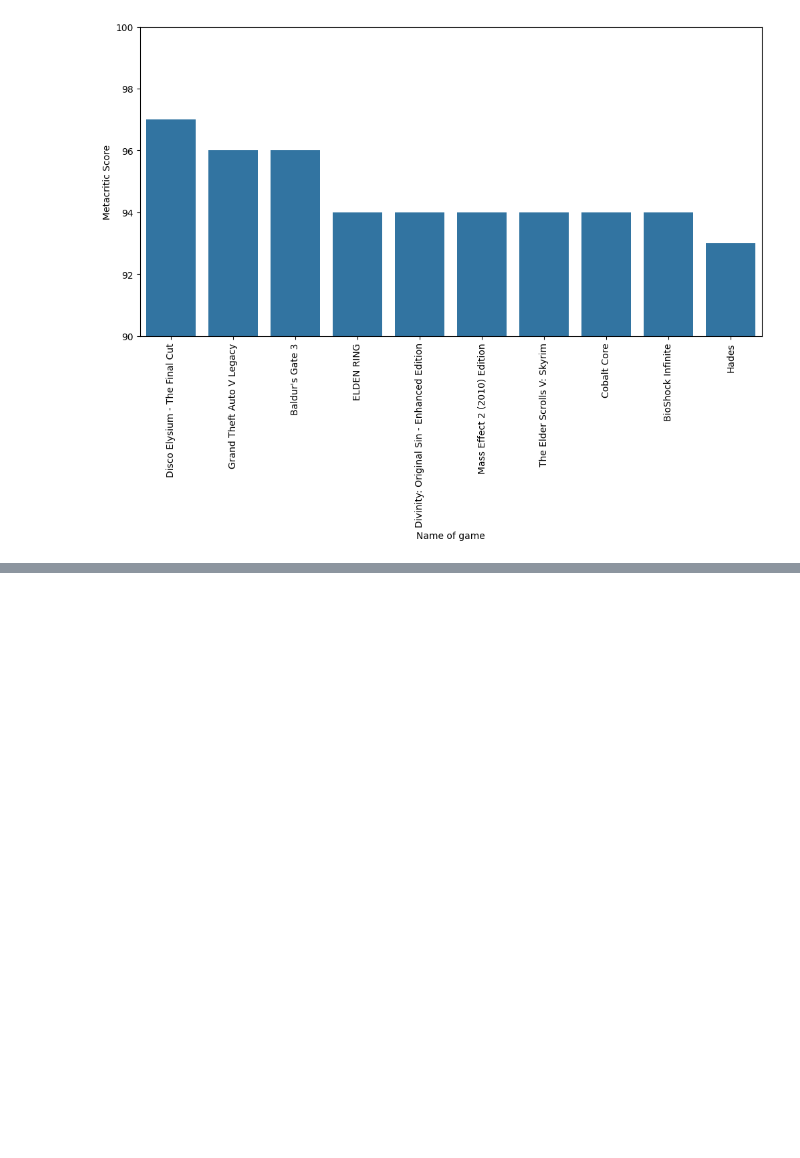
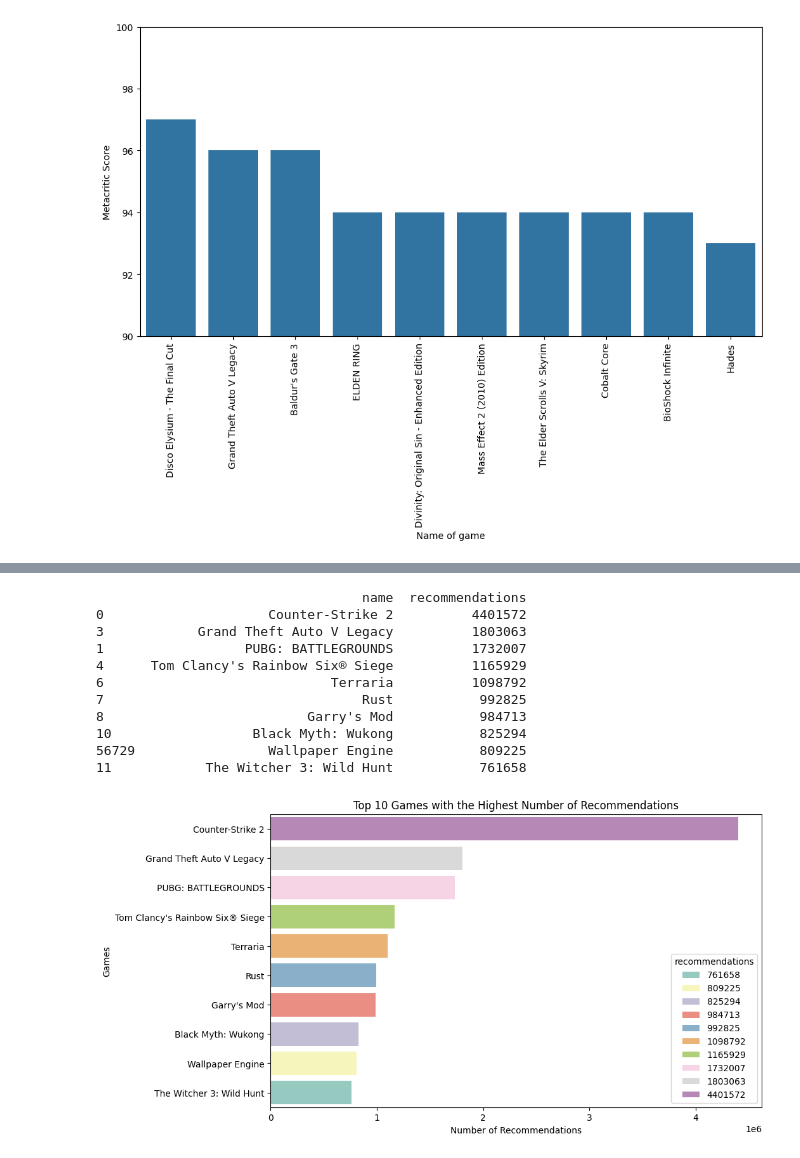
Before and after one commit to dengas/Steam-Game-Analytics, a Jupyter notebook: analysis.ipynb, the cells around one changed output, grey strips where cells are left out. Drawn from its saved outputs; the diff is of its cells as text; code cells hidden in the pictures; blank space fills up the shorter version.

```diff
--- a/analysis.ipynb
+++ b/analysis.ipynb
@@ -164,0 +195,24 @@ Name: genres, Length: 258236, dtype: object
+# %%
+# Top 10 Games with the Highest Number of Recommendations
+top10_recommendations = df[['name', 'recommendations']].sort_values('recommendations', ascending=False).head(10)
+print(top10_recommendations)
+
+plt.figure(figsize=(10,6))
+sns.barplot(x=top10_recommendations['recommendations'], y=top10_recommendations['name'],hue=top10_recommendations['recommendations'], palette='Set3')
+plt.title('Top 10 Games with the Highest Number of Recommendations')
+plt.xlabel('Number of Recommendations')
+plt.ylabel('Games')
+plt.show()
+# %% [output]
+                                  name  recommendations
+0                     Counter-Strike 2          4401572
+3            Grand Theft Auto V Legacy          1803063
+1                  PUBG: BATTLEGROUNDS          1732007
+4      Tom Clancy's Rainbow Six® Siege          1165929
+6                             Terraria          1098792
+7                                 Rust           992825
+8                          Garry's Mod           984713
+10                  Black Myth: Wukong           825294
+56729                 Wallpaper Engine           809225
+11            The Witcher 3: Wild Hunt           761658
+[figure, added]
```
Also changed, not shown: parts of 7 cells of this notebook, 1 other file.
